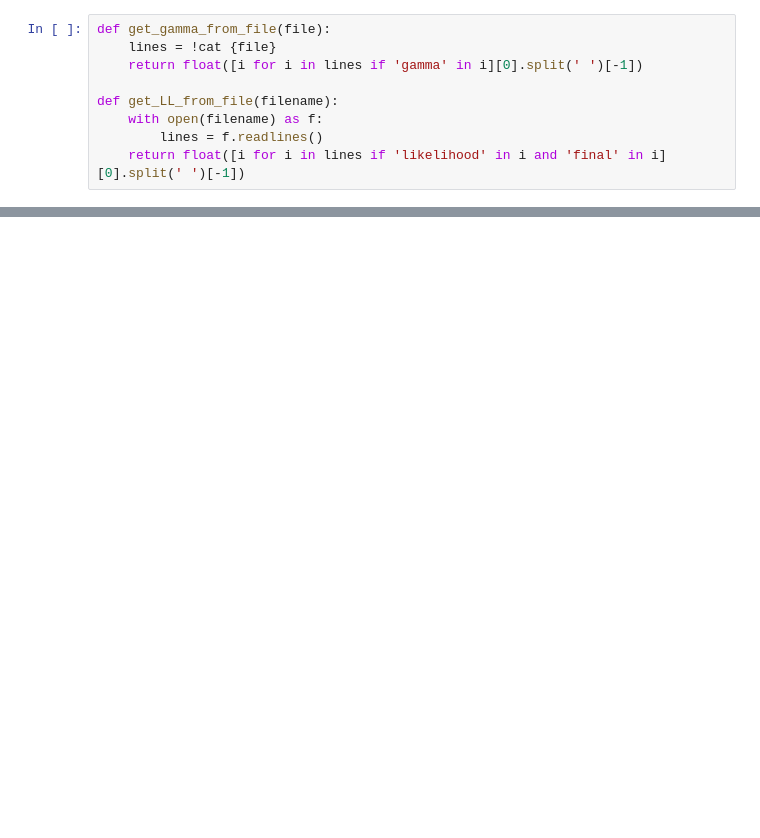
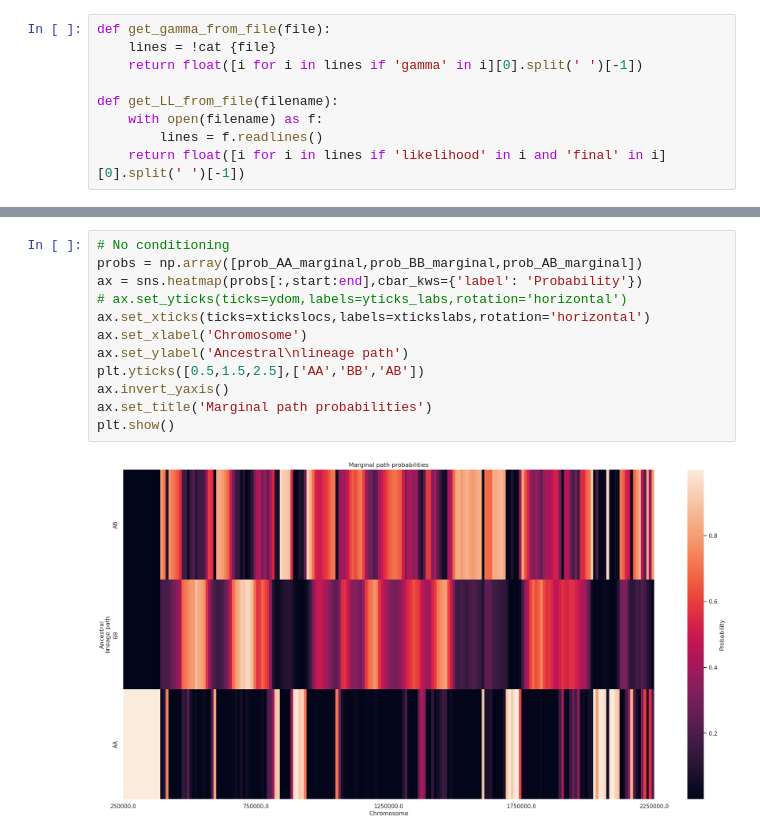
Before and after one commit to erikfogh/selection_primates, a Jupyter notebook: notebooks/cobraa03_full_autosomes_structured.ipynb, the cells around one changed output, grey strips where cells are left out. Saved outputs shown, nothing was run; the diff lists cells and outputs as text; blank space fills up the shorter version.

```diff
--- a/notebooks/cobraa03_full_autosomes_structured.ipynb
+++ b/notebooks/cobraa03_full_autosomes_structured.ipynb
@@ -87,0 +365,14 @@ FileNotFoundError: [Errno 2] No such file or directory: '../steps/cobraa/SAMEA39
+# %%
+# No conditioning
+probs = np.array([prob_AA_marginal,prob_BB_marginal,prob_AB_marginal])
+ax = sns.heatmap(probs[:,start:end],cbar_kws={'label': 'Probability'})
+# ax.set_yticks(ticks=ydom,labels=yticks_labs,rotation='horizontal')
+ax.set_xticks(ticks=xtickslocs,labels=xtickslabs,rotation='horizontal')
+ax.set_xlabel('Chromosome')
+ax.set_ylabel('Ancestral\nlineage path')
+plt.yticks([0.5,1.5,2.5],['AA','BB','AB'])
+ax.invert_yaxis()
+ax.set_title('Marginal path probabilities')
+plt.show()
+# %% [output]
+[figure, added]
```
Also changed, not shown: parts of 16 cells of this notebook, 2 other files.
